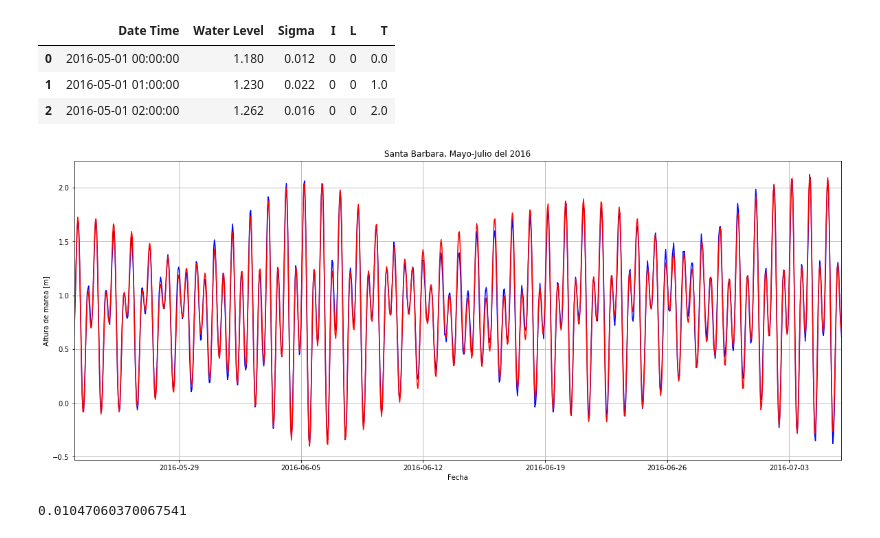
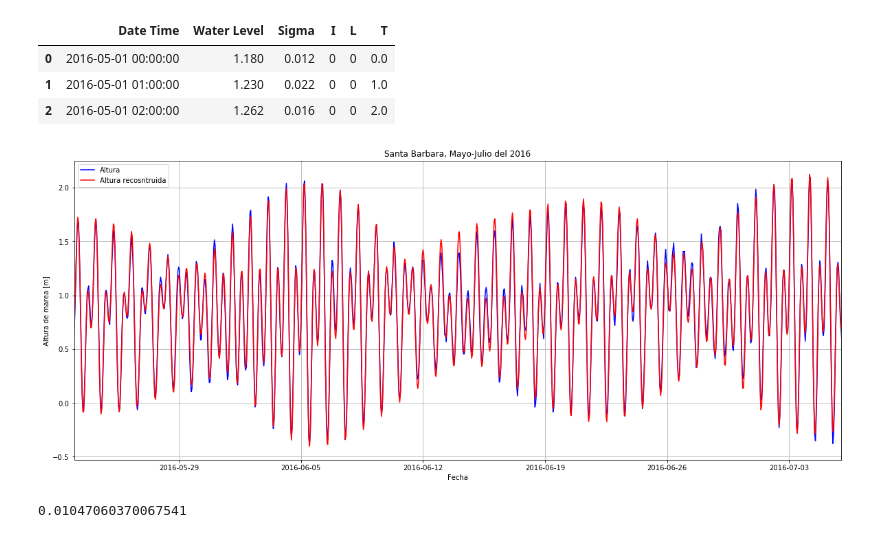
Before and after one commit to rodolfoch/Computacional1, a Jupyter notebook: Actividad7/Act7-SantaBarbara.ipynb, the cells around one changed output. Cells and saved outputs as stored; diff of their text form; code cells hidden in the pictures.

```diff
--- a/Actividad7/Act7-SantaBarbara.ipynb
+++ b/Actividad7/Act7-SantaBarbara.ipynb
@@ -216,18 +216,20 @@ def f(t):
 # %%
 #mostrando la aproximación y la real
 plt.plot(df[u'Date Time'], df[u' Water Level'], 'b', label ="Altura")
 plt.plot(df['Date Time'], f(df['T']), 'r-', label='Altura recosntruida')
 plt.xlim(pd.Timestamp('2016-05-23 00:00:00'), pd.Timestamp('2016-07-05 23:00:00'))
 plt.ylabel('Altura de marea [m]')
 plt.xlabel('Fecha')
 plt.title('Santa Barbara, Mayo-Julio del 2016')
 plt.grid(True)
 
+plt.legend()
+
 fig = plt.gcf()
 fig.set_size_inches(20, 8)
 plt.show()
 # %% [output]
-[figure, old version]
+[figure, new version]
 # %%
 #error:
 y_0=df[' Water Level']
```
Also changed, not shown: 1 other file.
